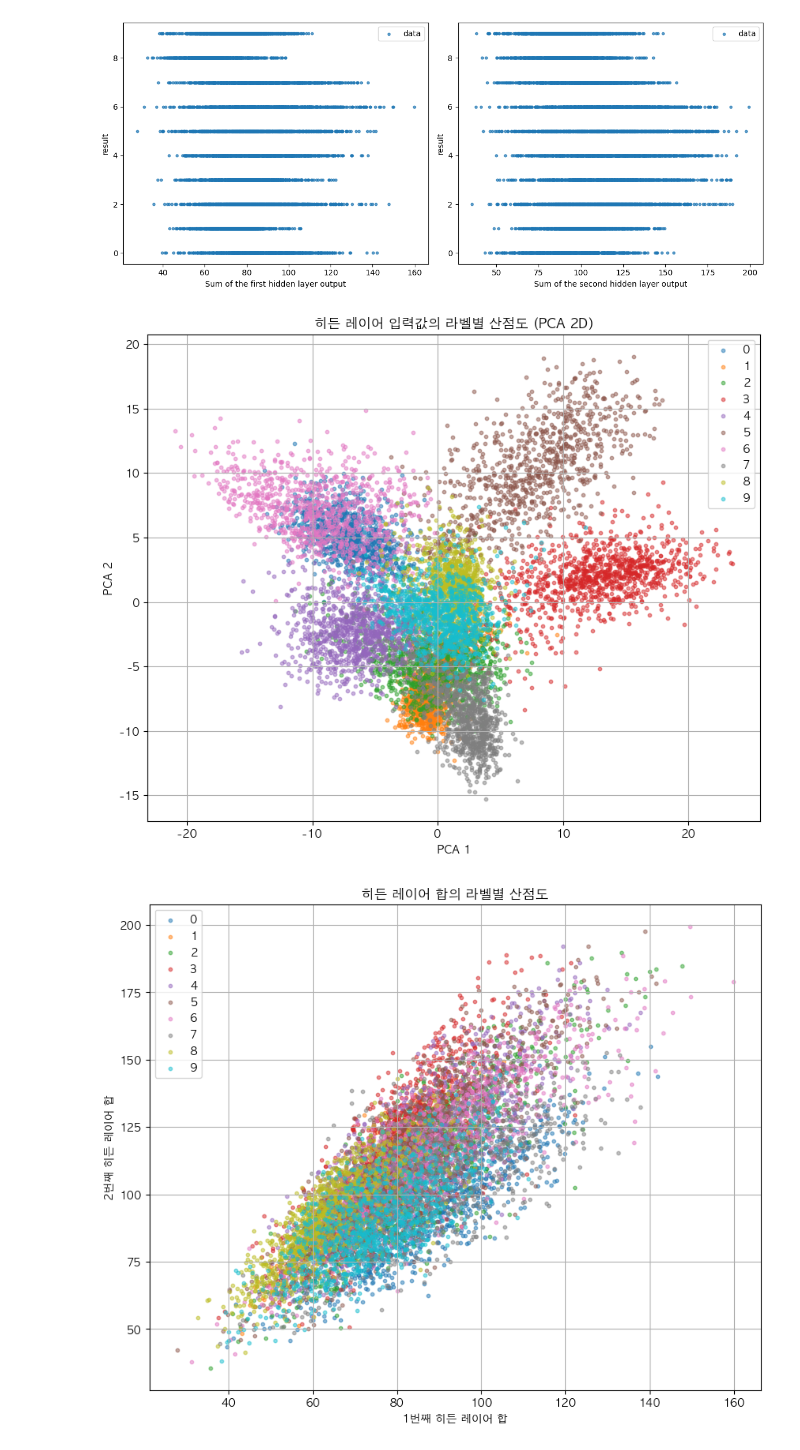
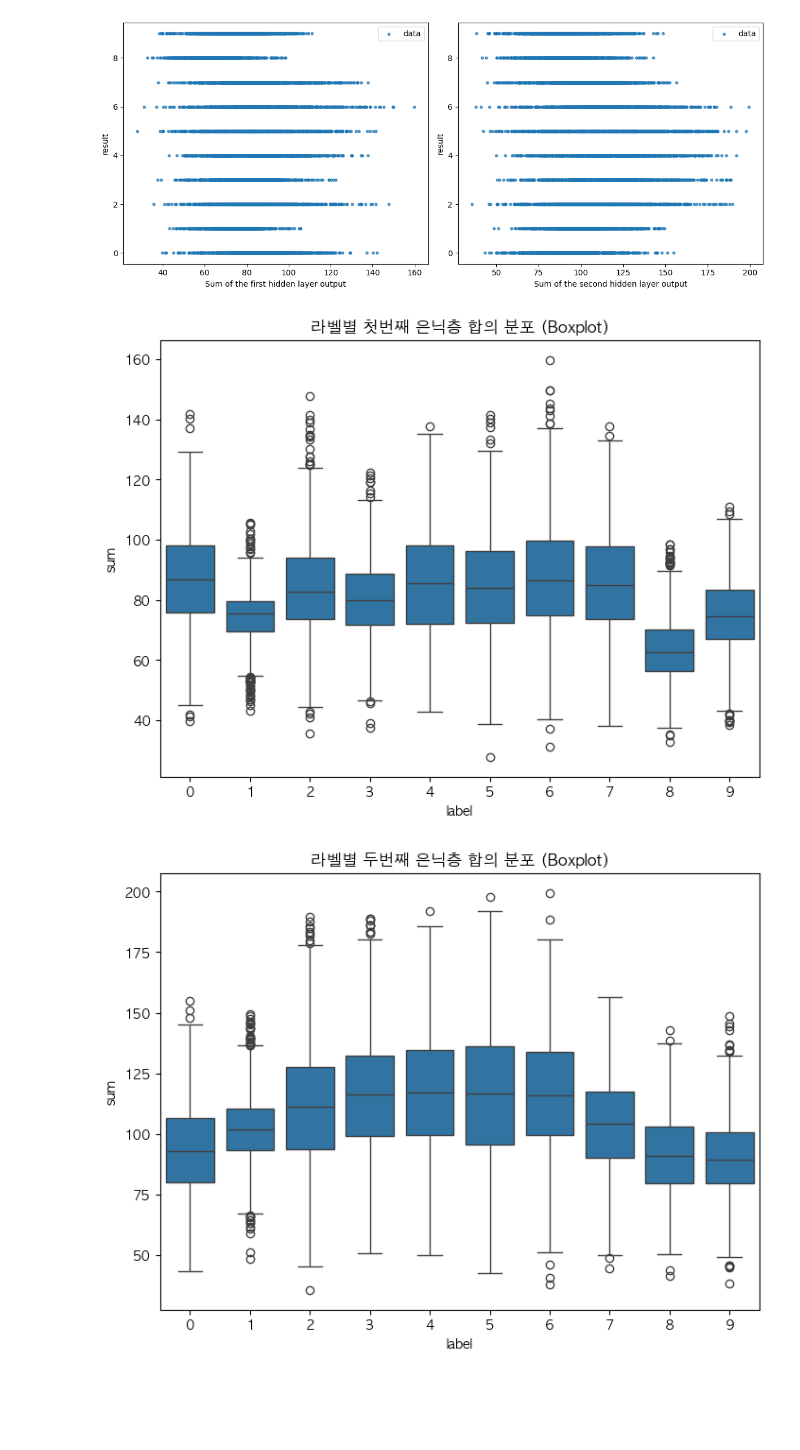
Before and after one commit to jeya9811/neural-reflex, a Jupyter notebook: 03.statistic.ipynb, the cells around one changed output. Drawn from its saved outputs; the diff is of its cells as text; code cells hidden in the pictures; blank space fills up the shorter version.

```diff
--- a/03.statistic.ipynb
+++ b/03.statistic.ipynb
@@ -93,46 +93,26 @@ plt.tight_layout()
 plt.show()
 # %% [output]
 [figure]
-# %%
-from sklearn.decomposition import PCA
-plt.rcParams['font.family'] ='AppleGothic'
-plt.rcParams['axes.unicode_minus'] =False
-
-# output_inputs: (10000, 100), test_labels: (10000,)
-
-# PCA로 2차원으로 축소
-pca = PCA(n_components=2)
-output_2d = pca.fit_transform(output_inputs)  # (10000, 2)
-
-plt.figure(figsize=(10, 8))
-for label in range(10):
-    idx = test_labels == label
-    plt.scatter(output_2d[idx, 0], output_2d[idx, 1], label=str(label), alpha=0.5, s=10)
-
-plt.legend()
-plt.title("히든 레이어 입력값의 라벨별 산점도 (PCA 2D)")
-plt.xlabel("PCA 1")
-plt.ylabel("PCA 2")
-plt.grid(True)
-plt.show()
-# %% [output]
-[figure, removed]
-# %%
-plt.figure(figsize=(10, 8))
-
-# 각 샘플별로 합 구하기
-hidden_sum1 = hidden1_outputs.sum(axis=1)  # (샘플수,)
-hidden_sum2 = hidden2_outputs.sum(axis=1)  # (샘플수,)
-
-for label in range(10):
-    idx = test_labels == label
-    plt.scatter(hidden_sum1[idx], hidden_sum2[idx], label=str(label), alpha=0.5, s=10)
-
-plt.legend()
-plt.title("히든 레이어 합의 라벨별 산점도")
-plt.xlabel("1번째 히든 레이어 합")
-plt.ylabel("2번째 히든 레이어 합")
-plt.grid(True)
-plt.show()
-# %% [output]
-[figure, removed]
+# %%
+import seaborn as sns
+import pandas as pd
+plt.rcParams['font.family'] ='AppleGothic'
+plt.rcParams['axes.unicode_minus'] =False
+
+df1 = pd.DataFrame({'sum': hidden1_sum, 'label': test_labels})
+df2 = pd.DataFrame({'sum': hidden2_sum, 'label': test_labels})
+
+plt.figure(figsize=(18, 6))
+plt.subplot(1, 2, 1)
+sns.boxplot(x='label', y='sum', data=df1)
+plt.title('라벨별 첫번째 은닉층 합의 분포 (Boxplot)')
+plt.show()
+
+plt.figure(figsize=(18, 6))
+plt.subplot(1, 2, 2)
+sns.boxplot(x='label', y='sum', data=df2)
+plt.title('라벨별 두번째 은닉층 합의 분포 (Boxplot)')
+plt.show()
+# %% [output]
+[figure, added]
+[figure, added]
```
Also changed, not shown: parts of 4 cells of this notebook, 1 other file.
